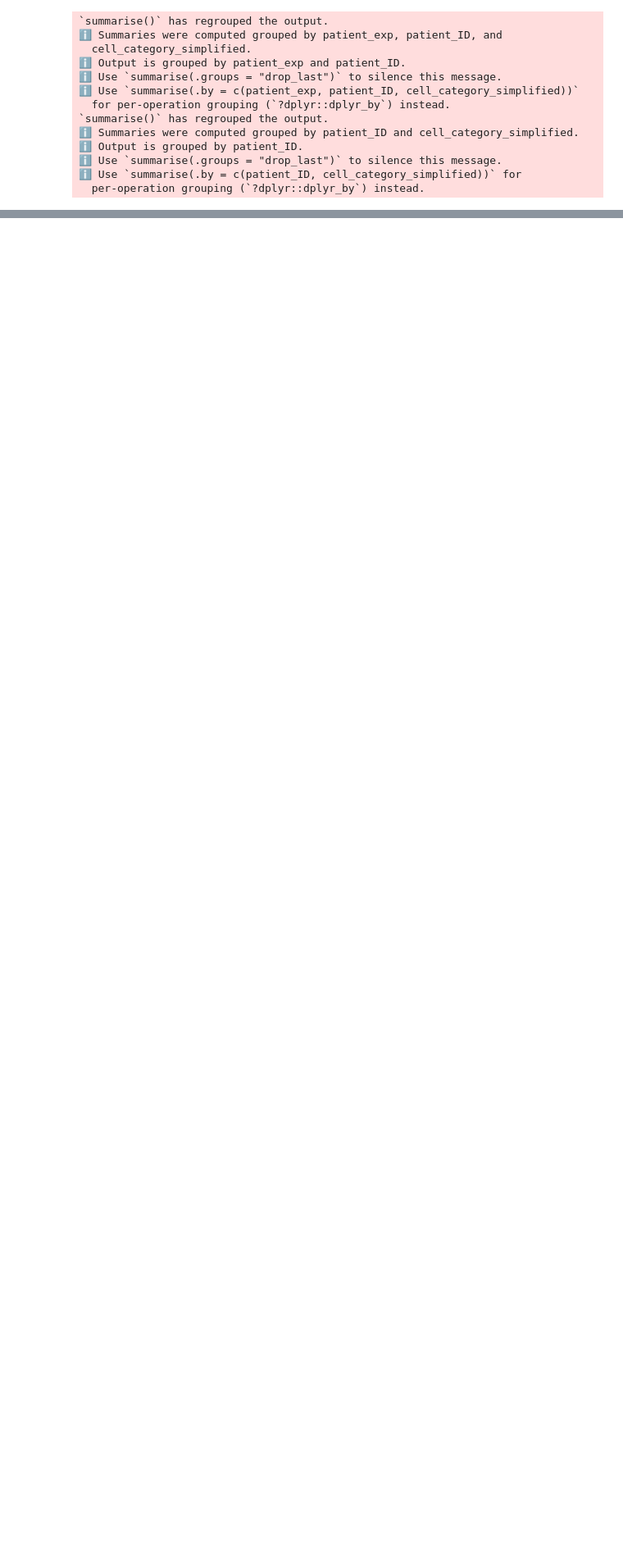
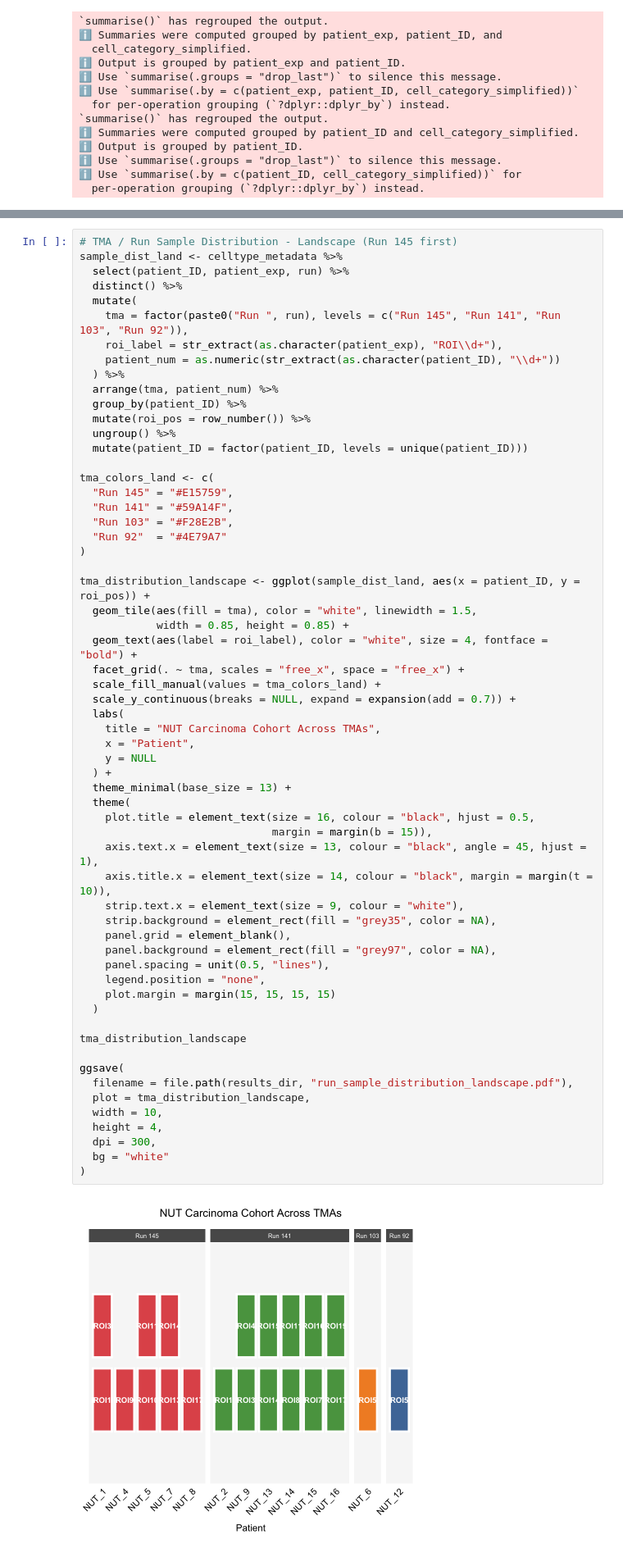
Before and after one commit to SchapiroLabor/NUT_spatial, a Jupyter notebook: figures/supplementary_R.ipynb, the cells around one changed output, grey strips where cells are left out. Shown at 82% size. Drawn from its saved outputs; the diff is of its cells as text; blank space fills up the shorter version.

```diff
--- a/figures/supplementary_R.ipynb
+++ b/figures/supplementary_R.ipynb
@@ -309,0 +303,62 @@ celltype_proportions_exp <- celltype_metadata %>%
+# %%
+# TMA / Run Sample Distribution - Landscape (Run 145 first)
+sample_dist_land <- celltype_metadata %>%
+  select(patient_ID, patient_exp, run) %>%
+  distinct() %>%
+  mutate(
+    tma = factor(paste0("Run ", run), levels = c("Run 145", "Run 141", "Run 103", "Run 92")),
+    roi_label = str_extract(as.character(patient_exp), "ROI\\d+"),
+    patient_num = as.numeric(str_extract(as.character(patient_ID), "\\d+"))
+  ) %>%
+  arrange(tma, patient_num) %>%
+  group_by(patient_ID) %>%
+  mutate(roi_pos = row_number()) %>%
+  ungroup() %>%
+  mutate(patient_ID = factor(patient_ID, levels = unique(patient_ID)))
+
+tma_colors_land <- c(
+  "Run 145" = "#E15759",
+  "Run 141" = "#59A14F",
+  "Run 103" = "#F28E2B",
+  "Run 92"  = "#4E79A7"
+)
+
+tma_distribution_landscape <- ggplot(sample_dist_land, aes(x = patient_ID, y = roi_pos)) +
+  geom_tile(aes(fill = tma), color = "white", linewidth = 1.5,
+            width = 0.85, height = 0.85) +
+  geom_text(aes(label = roi_label), color = "white", size = 4, fontface = "bold") +
+  facet_grid(. ~ tma, scales = "free_x", space = "free_x") +
+  scale_fill_manual(values = tma_colors_land) +
+  scale_y_continuous(breaks = NULL, expand = expansion(add = 0.7)) +
+  labs(
+    title = "NUT Carcinoma Cohort Across TMAs",
+    x = "Patient",
+    y = NULL
+  ) +
+  theme_minimal(base_size = 13) +
+  theme(
+    plot.title = element_text(size = 16, colour = "black", hjust = 0.5,
+                              margin = margin(b = 15)),
+    axis.text.x = element_text(size = 13, colour = "black", angle = 45, hjust = 1),
+    axis.title.x = element_text(size = 14, colour = "black", margin = margin(t = 10)),
+    strip.text.x = element_text(size = 9, colour = "white"),
+    strip.background = element_rect(fill = "grey35", color = NA),
+    panel.grid = element_blank(),
+    panel.background = element_rect(fill = "grey97", color = NA),
+    panel.spacing = unit(0.5, "lines"),
+    legend.position = "none",
+    plot.margin = margin(15, 15, 15, 15)
+  )
+
+tma_distribution_landscape
+
+ggsave(
+  filename = file.path(results_dir, "run_sample_distribution_landscape.pdf"),
+  plot = tma_distribution_landscape,
+  width = 10,
+  height = 4,
+  dpi = 300,
+  bg = "white"
+)
+# %% [output]
+[figure, added]
```
Also changed, not shown: parts of 70 cells of this notebook, 8 other files.
